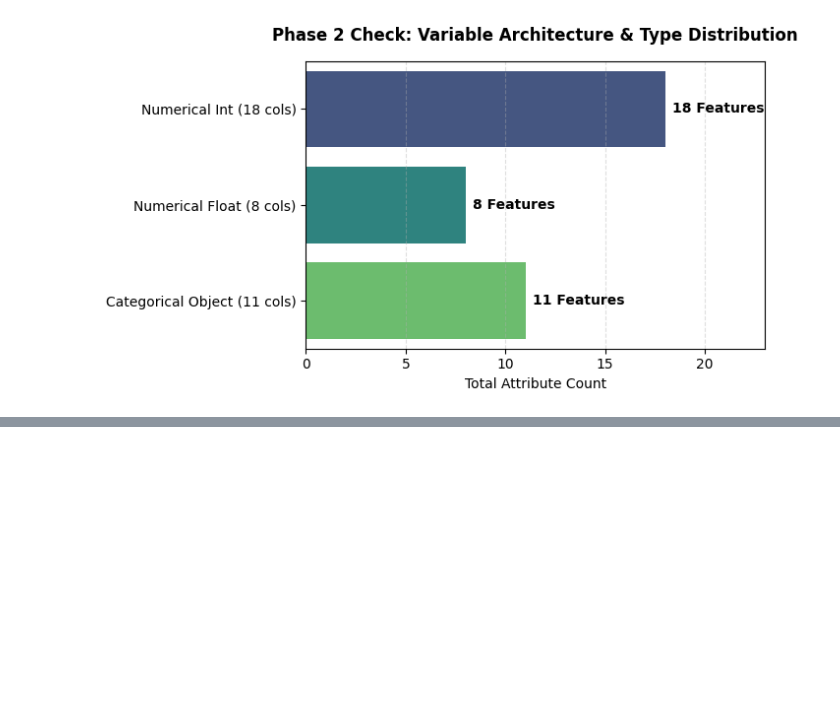
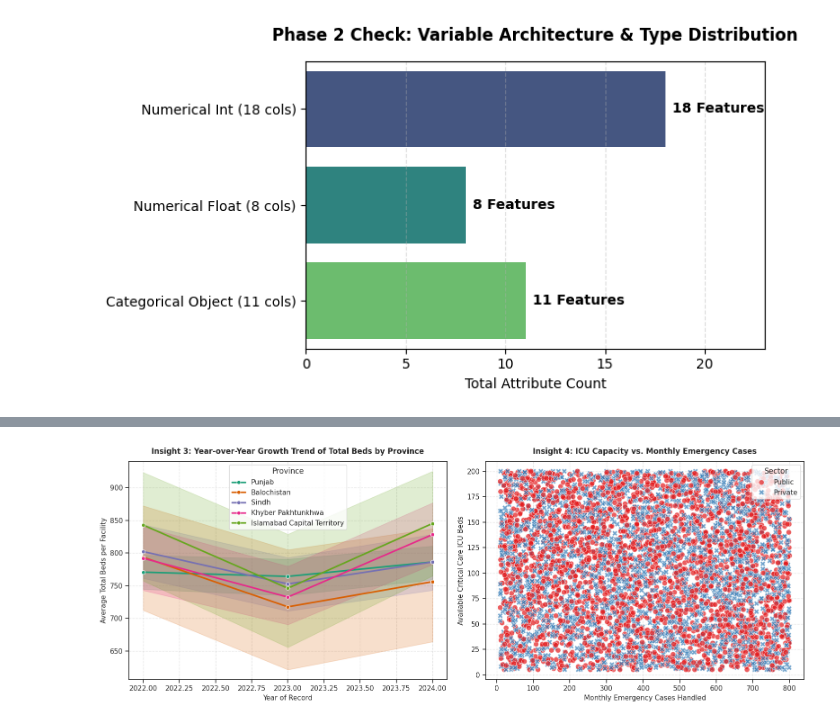
Before and after one commit to ANASSHAIKH-NOOB/AI-PROJECT, a Jupyter notebook: PROJECT.ipynb, the cells around one changed output, grey strips where cells are left out. Saved outputs shown, nothing was run; the diff lists cells and outputs as text; code cells hidden in the pictures; blank space fills up the shorter version.

```diff
--- a/PROJECT.ipynb
+++ b/PROJECT.ipynb
@@ -155,0 +212,50 @@ Data Type: float64 | Total Columns: 8
+# %%
+# Ensure clean styling parameters
+sns.set_theme(style="ticks")
+fig, axes = plt.subplots(1, 2, figsize=(16, 6))
+
+# ---------------------------------------------------------------------
+# INSIGHT 3: Line Plot tracking Infrastructure Evolution over Years
+# ---------------------------------------------------------------------
+# Grouping data to map out the average bed capacity growth over time per province
+sns.lineplot(
+    data=df,
+    x='Year',
+    y='Total_Beds',
+    hue='Province',
+    marker='o',
+    linewidth=2.5,
+    ax=axes[0],
+    palette="Dark2"
+)
+axes[0].set_title("Insight 3: Year-over-Year Growth Trend of Total Beds by Province", fontsize=12, fontweight='bold', pad=12)
+axes[0].set_xlabel("Year of Record", fontsize=11)
+axes[0].set_ylabel("Average Total Beds per Facility", fontsize=11)
+axes[0].grid(True, linestyle='--', alpha=0.5)
+
+# ---------------------------------------------------------------------
+# INSIGHT 4: Scatter Plot analyzing Target-Defining Core Asset Scarcity
+# ---------------------------------------------------------------------
+# Checking how ICU assets respond to Emergency case loads (Differentiating Public vs Private)
+sns.scatterplot(
+    data=df,
+    x='Emergency_Cases',
+    y='ICU_Beds',
+    hue='Sector',
+    style='Sector',
+    alpha=0.7,
+    edgecolor='w',
+    s=70,
+    ax=axes[1],
+    palette="Set1"
+)
+axes[1].set_title("Insight 4: ICU Capacity vs. Monthly Emergency Cases", fontsize=12, fontweight='bold', pad=12)
+axes[1].set_xlabel("Monthly Emergency Cases Handled", fontsize=11)
+axes[1].set_ylabel("Available Critical Care ICU Beds", fontsize=11)
+axes[1].grid(True, linestyle='--', alpha=0.5)
+
+# Optimize spatial alignment
+plt.tight_layout()
+plt.show()
+# %% [output]
+[figure, added]
```
Also changed, not shown: parts of 4 cells of this notebook.
